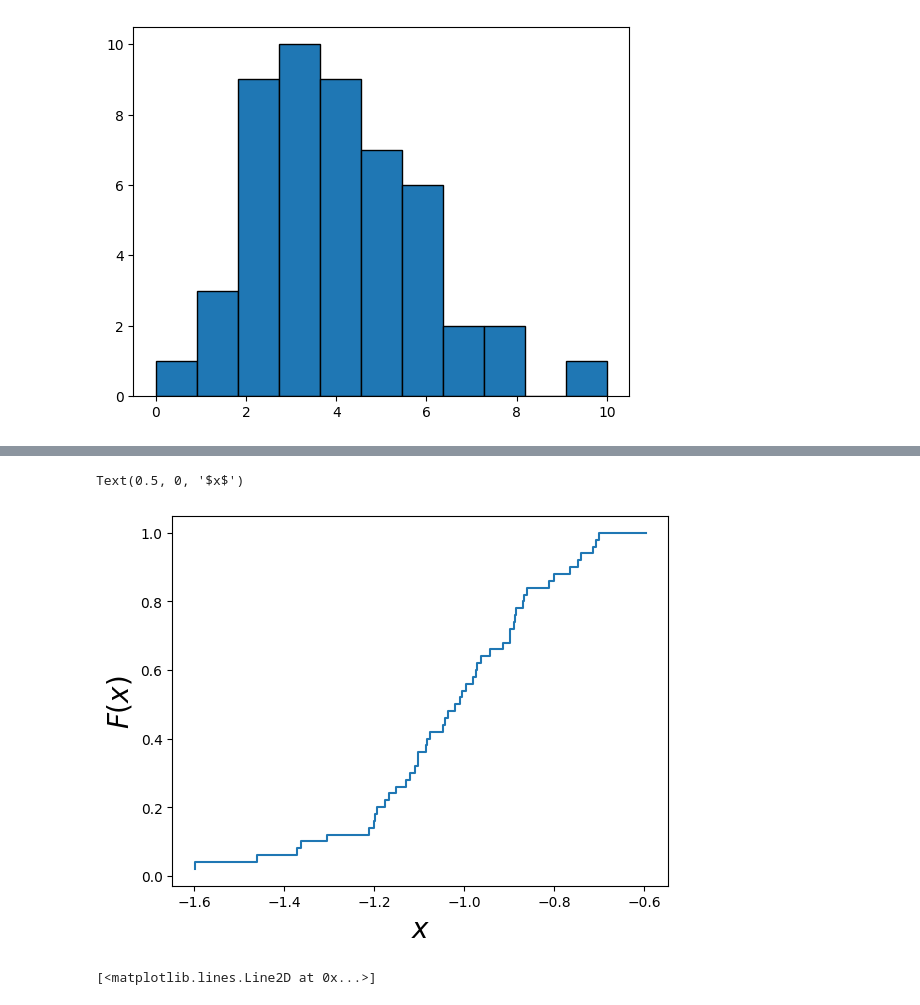
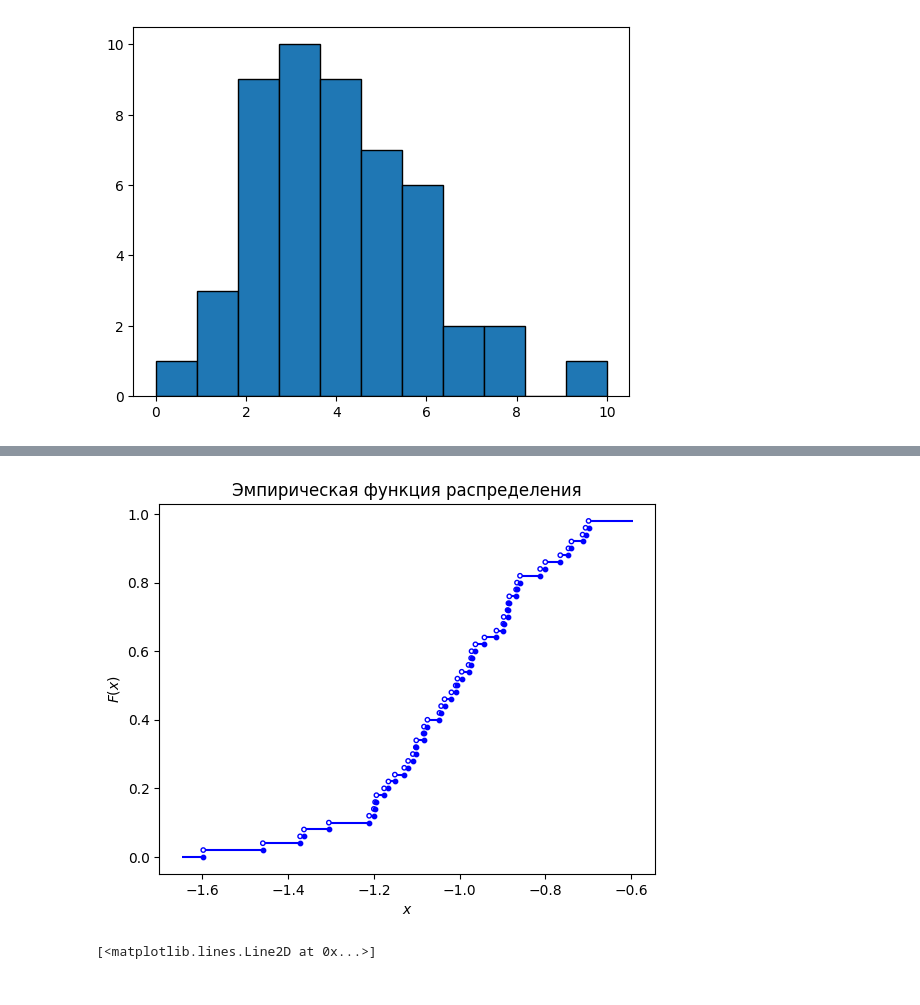
Before and after one commit to the-mvi/stat_an_gr1384-2023, a Jupyter notebook: 1384_Stepanenko_DV/lab2.ipynb, the cells around one changed output, grey strips where cells are left out. Saved outputs shown, nothing was run; the diff lists cells and outputs as text; code cells hidden in the pictures.

```diff
--- a/1384_Stepanenko_DV/lab2.ipynb
+++ b/1384_Stepanenko_DV/lab2.ipynb
@@ -335,13 +1155,32 @@ var_series
 # %%
 #строим эмпирическую функцию распределения
-from statsmodels.distributions.empirical_distribution import ECDF
-ecdf = ECDF(sample)
-plt.step(ecdf.x, ecdf.y)
-plt.ylabel('$F(x)$', fontsize=20)
-plt.xlabel('$x$', fontsize=20)
+# from statsmodels.distributions.empirical_distribution import ECDF
+# ecdf = ECDF(sample)
+# plt.step(ecdf.x, ecdf.y)
+# plt.ylabel('$F(x)$', fontsize=20)
+# plt.xlabel('$x$', fontsize=20)
+
+p=0
+for i in range(len(var_series)-1):
+  plt.scatter(var_series[i], p, s=10, c ="blue", linewidths = 1,  edgecolors='b')
+  if(i==0):
+    plt.hlines(p, var_series[i]-0.05, var_series[i], colors='b')
+  elif(i==50):
+    plt.hlines(1, var_series[i], var_series[i]+0.05, colors='b')
+  p += 0.02
+  plt.hlines(p, var_series[i]+0.005, var_series[i+1], colors='b')
+  plt.scatter(var_series[i], p, s= 10, facecolors='none', linewidths = 1,  edgecolors='b')
+
+
+  # if(i!=len(var_series)-1):
+  #
+
+plt.title('Эмпирическая функция распределения')
+plt.ylabel('$F(x)$')
+plt.xlabel('$x$')
+plt.show()
 # %% [output]
-Text(0.5, 0, '$x$')
-[figure, old version]
+[figure, new version]
 # %%
 # строим гистограмму и полигон частот
 h = 0.05 #шаг
```
Also changed, not shown: parts of 96 cells of this notebook, 1 other file.
